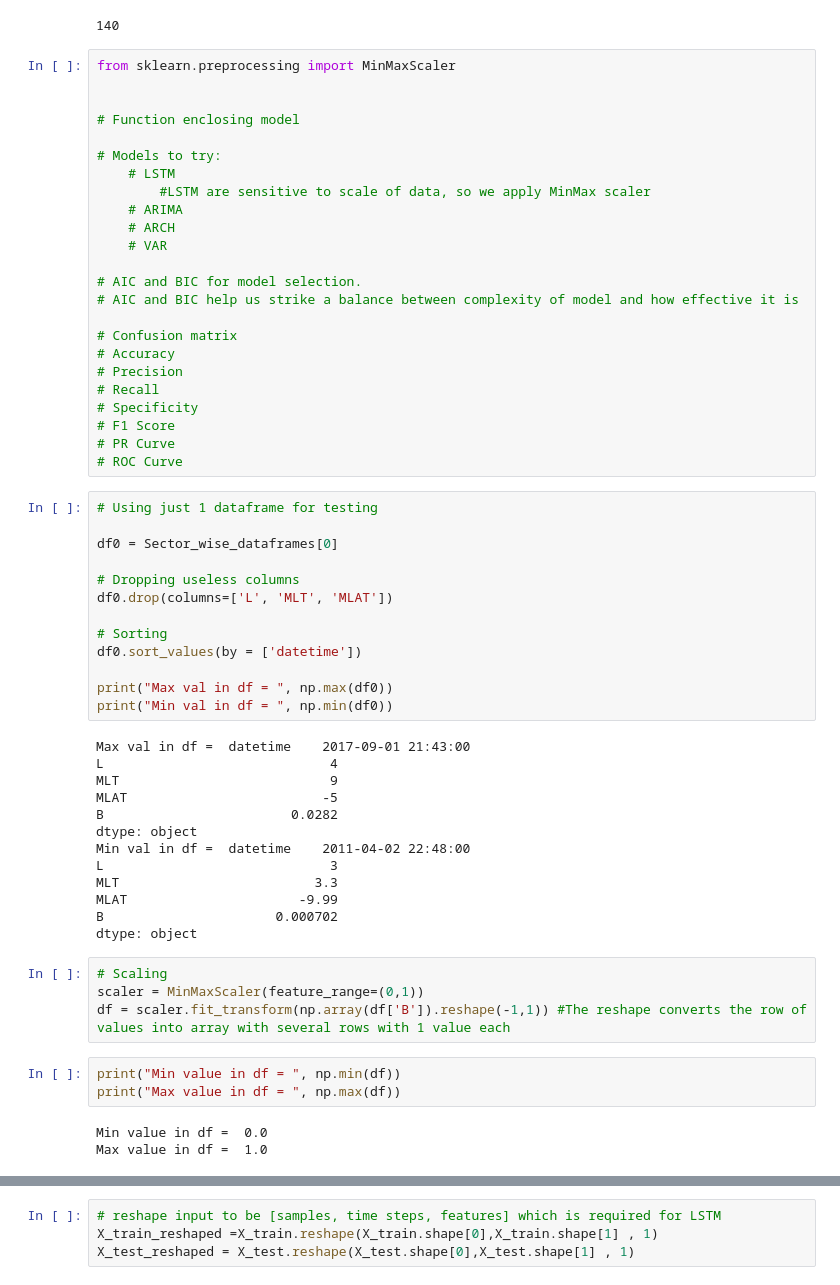
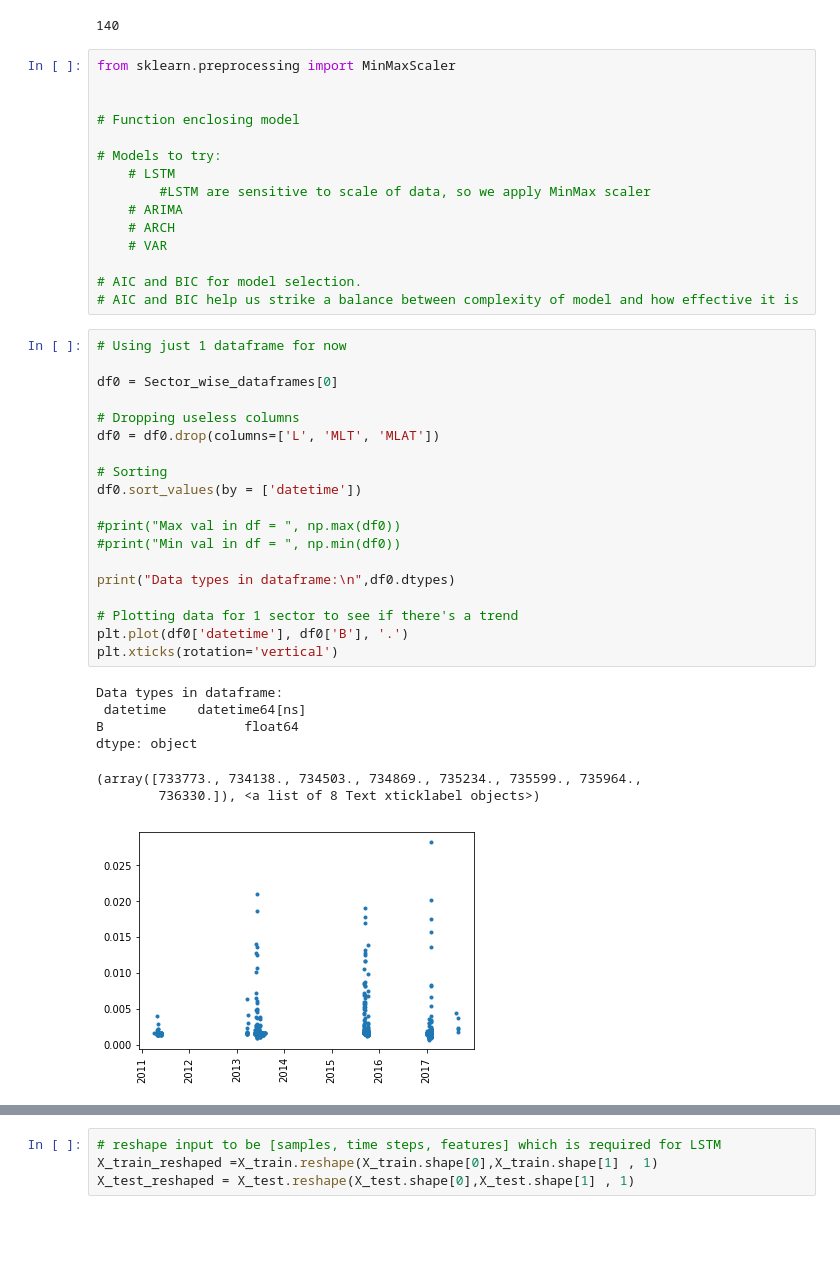
Before and after one commit to abhimanyu-jain/Magnetic-Field-Strength-Prediction, a Jupyter notebook: notebooks/Analysis.ipynb, the cells around one changed output, grey strips where cells are left out. Cells and saved outputs as stored; diff of their text form; blank space fills up the shorter version.

```diff
--- a/notebooks/Analysis.ipynb
+++ b/notebooks/Analysis.ipynb
@@ -336,48 +336,30 @@ from sklearn.preprocessing import MinMaxScaler
 
 # AIC and BIC for model selection.
 # AIC and BIC help us strike a balance between complexity of model and how effective it is
-
-# Confusion matrix
-# Accuracy
-# Precision
-# Recall
-# Specificity
-# F1 Score
-# PR Curve
-# ROC Curve
 # %%
-# Using just 1 dataframe for testing
+# Using just 1 dataframe for now
 
 df0 = Sector_wise_dataframes[0]
 
 # Dropping useless columns
-df0.drop(columns=['L', 'MLT', 'MLAT'])
+df0 = df0.drop(columns=['L', 'MLT', 'MLAT'])
 
 # Sorting
 df0.sort_values(by = ['datetime'])
 
-print("Max val in df = ", np.max(df0))
-print("Min val in df = ", np.min(df0))
+#print("Max val in df = ", np.max(df0))
+#print("Min val in df = ", np.min(df0))
+
+print("Data types in dataframe:\n",df0.dtypes)
+
+# Plotting data for 1 sector to see if there's a trend
+plt.plot(df0['datetime'], df0['B'], '.')
+plt.xticks(rotation='vertical')
 # %% [output]
-Max val in df =  datetime    2017-09-01 21:43:00
-L                             4
-MLT                           9
-MLAT                         -5
-B                        0.0282
+Data types in dataframe:
+ datetime    datetime64[ns]
+B                  float64
 dtype: object
-Min val in df =  datetime    2011-04-02 22:48:00
-L                             3
-MLT                         3.3
-MLAT                      -9.99
-B                      0.000702
-dtype: object
+(array([733773., 734138., 734503., 734869., 735234., 735599., 735964.,
+        736330.]), <a list of 8 Text xticklabel objects>)
+[figure, added]
-# %%
-# Scaling
-scaler = MinMaxScaler(feature_range=(0,1))
-df = scaler.fit_transform(np.array(df['B']).reshape(-1,1)) #The reshape converts the row of values into array with several rows with 1 value each
-# %%
-print("Min value in df = ", np.min(df))
-print("Max value in df = ", np.max(df))
-# %% [output]
-Min value in df =  0.0
-Max value in df =  1.0
```
Also changed, not shown: parts of 23 cells of this notebook, 1 other file.
